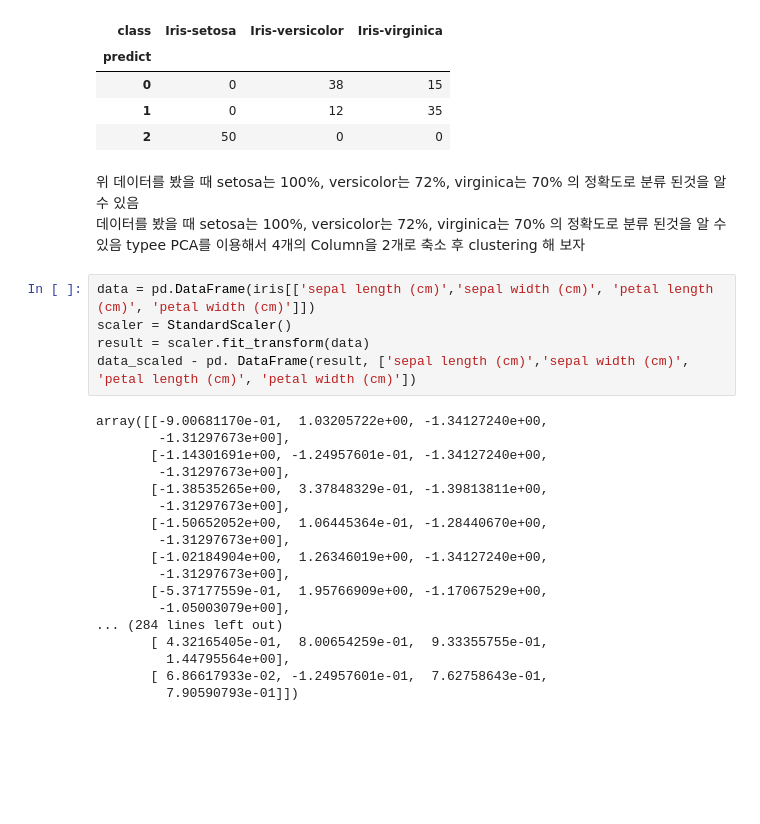
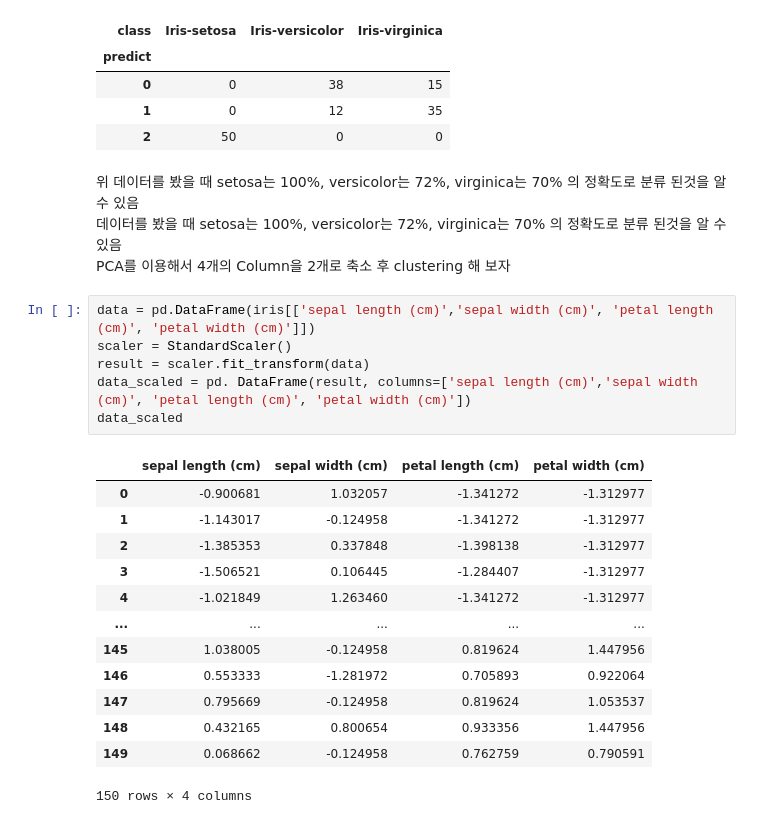
Before and after one commit to DongHyun99/Data_Mining, a Jupyter notebook: Pandas_data_analysis/week2.ipynb, the cells around one changed output. Drawn from its saved outputs; the diff is of its cells as text; blank space fills up the shorter version.

```diff
--- a/Pandas_data_analysis/week2.ipynb
+++ b/Pandas_data_analysis/week2.ipynb
@@ -91,28 +92,25 @@ ct
 | 2 | 50 | 0 | 0 |
 # %% [markdown]
 위 데이터를 봤을 때 setosa는 100%, versicolor는 72%, virginica는 70% 의 정확도로 분류 된것을 알 수 있음
-데이터를 봤을 때 setosa는 100%, versicolor는 72%, virginica는 70% 의 정확도로 분류 된것을 알 수 있음  typee
+데이터를 봤을 때 setosa는 100%, versicolor는 72%, virginica는 70% 의 정확도로 분류 된것을 알 수 있음
 PCA를 이용해서 4개의 Column을 2개로 축소 후 clustering 해 보자
 # %%
 data = pd.DataFrame(iris[['sepal length (cm)','sepal width (cm)', 'petal length (cm)', 'petal width (cm)']])
 scaler = StandardScaler()
 result = scaler.fit_transform(data)
-data_scaled - pd. DataFrame(result, ['sepal length (cm)','sepal width (cm)', 'petal length (cm)', 'petal width (cm)'])
+data_scaled = pd. DataFrame(result, columns=['sepal length (cm)','sepal width (cm)', 'petal length (cm)', 'petal width (cm)'])
+data_scaled
 # %% [output]
+|  | sepal length (cm) | sepal width (cm) | petal length (cm) | petal width (cm) |
+| 0 | -0.900681 | 1.032057 | -1.341272 | -1.312977 |
+| 1 | -1.143017 | -0.124958 | -1.341272 | -1.312977 |
+| 2 | -1.385353 | 0.337848 | -1.398138 | -1.312977 |
+| 3 | -1.506521 | 0.106445 | -1.284407 | -1.312977 |
+| 4 | -1.021849 | 1.263460 | -1.341272 | -1.312977 |
+| ... | ... | ... | ... | ... |
+| 145 | 1.038005 | -0.124958 | 0.819624 | 1.447956 |
+| 146 | 0.553333 | -1.281972 | 0.705893 | 0.922064 |
+| 147 | 0.795669 | -0.124958 | 0.819624 | 1.053537 |
+| 148 | 0.432165 | 0.800654 | 0.933356 | 1.447956 |
+| 149 | 0.068662 | -0.124958 | 0.762759 | 0.790591 |
-array([[-9.00681170e-01,  1.03205722e+00, -1.34127240e+00,
-        -1.31297673e+00],
-       [-1.14301691e+00, -1.24957601e-01, -1.34127240e+00,
-        -1.31297673e+00],
-       [-1.38535265e+00,  3.37848329e-01, -1.39813811e+00,
-        -1.31297673e+00],
-       [-1.50652052e+00,  1.06445364e-01, -1.28440670e+00,
-        -1.31297673e+00],
-       [-1.02184904e+00,  1.26346019e+00, -1.34127240e+00,
-        -1.31297673e+00],
-       [-5.37177559e-01,  1.95766909e+00, -1.17067529e+00,
-        -1.05003079e+00],
-... (284 lines left out)
-       [ 4.32165405e-01,  8.00654259e-01,  9.33355755e-01,
-         1.44795564e+00],
-       [ 6.86617933e-02, -1.24957601e-01,  7.62758643e-01,
-         7.90590793e-01]])
+150 rows × 4 columns
```
Also changed, not shown: parts of 6 cells of this notebook.
